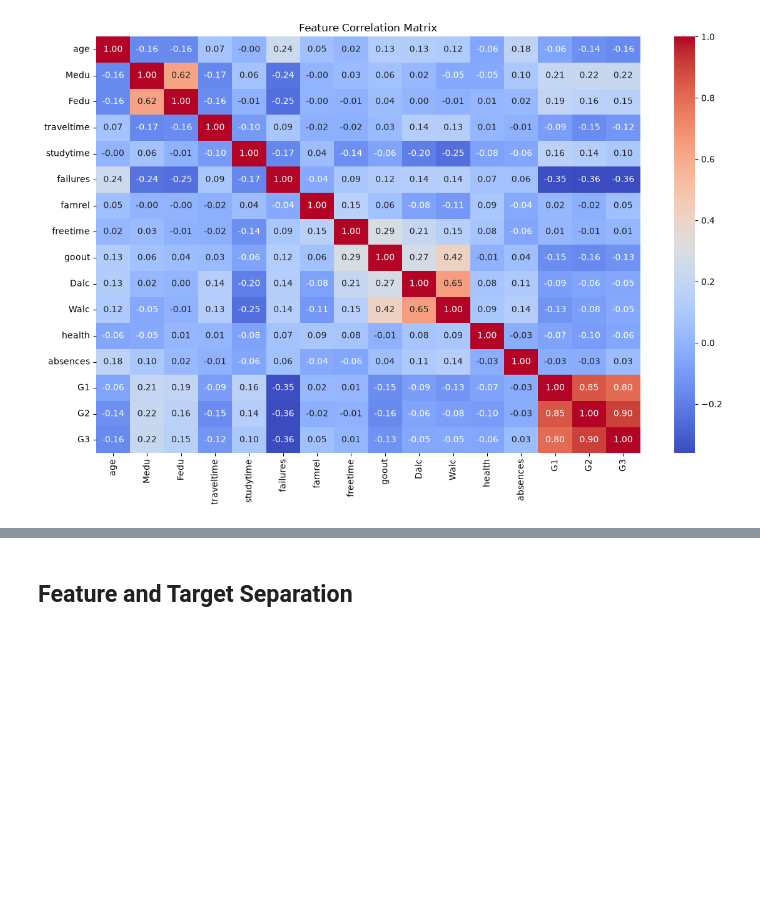
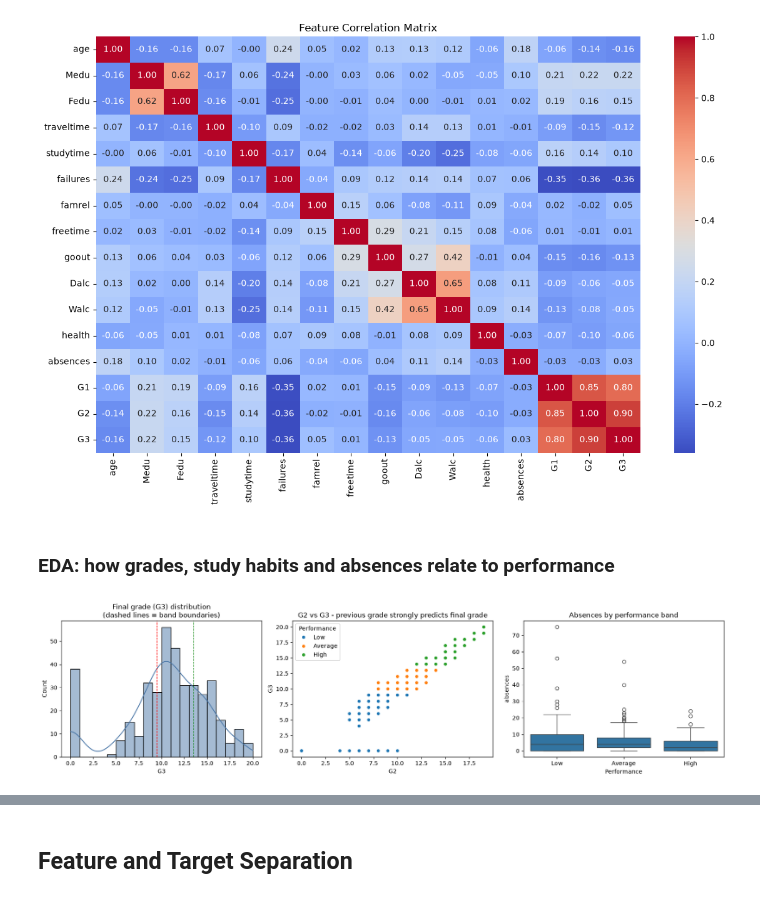
Before and after one commit to Taman-07/Student_Academic_Performance_using_DNN, a Jupyter notebook: notebooks/project.ipynb, the cells around one changed output, grey strips where cells are left out. Cells and saved outputs as stored; diff of their text form; code cells hidden in the pictures; blank space fills up the shorter version.

```diff
--- a/notebooks/project.ipynb
+++ b/notebooks/project.ipynb
@@ -147,3 +147,25 @@ plt.tight_layout()
 plt.show()
 # %% [output]
 [figure]
+# %% [markdown]
+### EDA: how grades, study habits and absences relate to performance
+# %%
+order = ["Low", "Average", "High"]
+
+fig, axes = plt.subplots(1, 3, figsize=(17, 4.5))
+
+sns.histplot(df["G3"], bins=20, kde=True, ax=axes[0], color="#4c78a8")
+axes[0].axvline(9.5, color="red", ls="--", lw=1)
+axes[0].axvline(13.5, color="green", ls="--", lw=1)
+axes[0].set_title("Final grade (G3) distribution\n(dashed lines = band boundaries)")
+
+sns.scatterplot(data=df, x="G2", y="G3", hue="Performance", hue_order=order, ax=axes[1])
+axes[1].set_title("G2 vs G3 - previous grade strongly predicts final grade")
+
+sns.boxplot(data=df, x="Performance", y="absences", order=order, ax=axes[2])
+axes[2].set_title("Absences by performance band")
+
+plt.tight_layout()
+plt.show()
+# %% [output]
+[figure, added]
```
Also changed, not shown: parts of 19 cells of this notebook, 6 other files.
